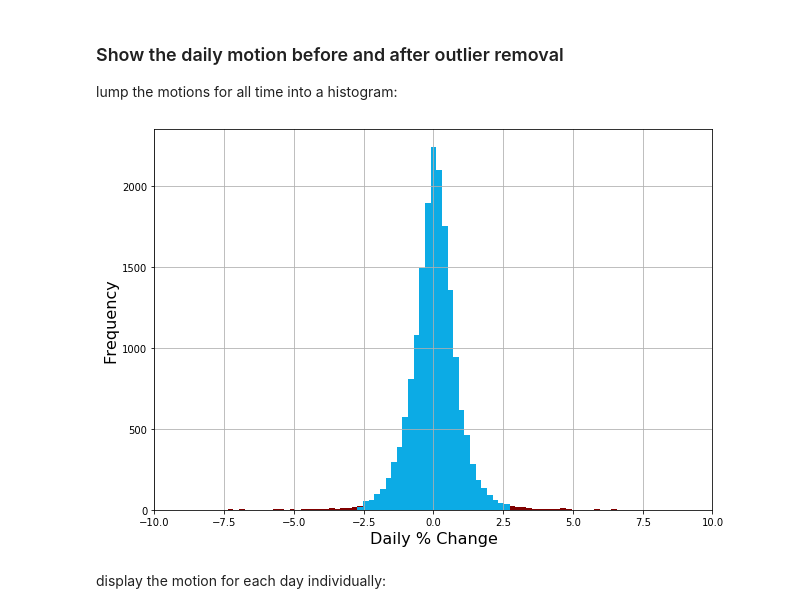
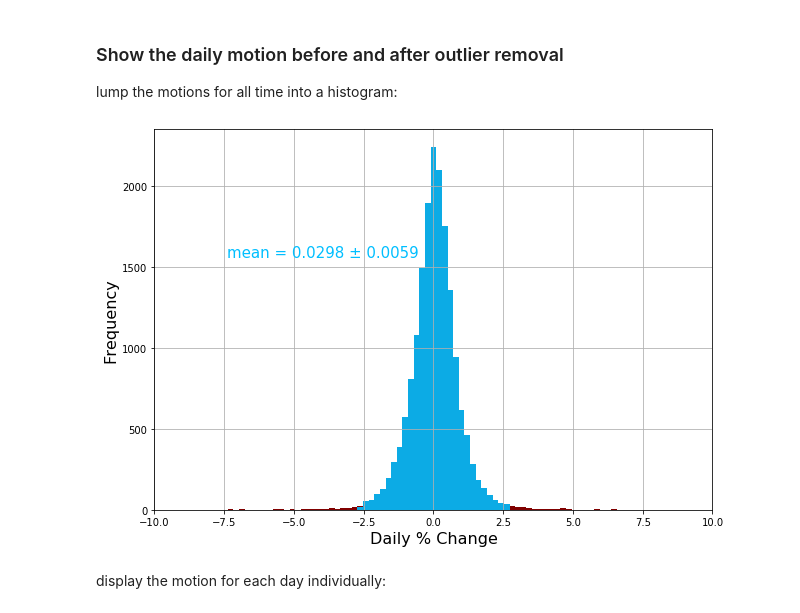
Before and after one commit to jasonbono/weather_stocks, a Jupyter notebook: scripts/broken_streaks.ipynb, the cells around one changed output. Saved outputs shown, nothing was run; the diff lists cells and outputs as text; code cells hidden in the pictures.

```diff
--- a/scripts/broken_streaks.ipynb
+++ b/scripts/broken_streaks.ipynb
@@ -27,22 +27,29 @@ df_clean = rso(df_all,nsigma=3)
 ### Show the daily motion before and after outlier removal
 lump the motions for all time into a histogram:
 # %%
+#setup the plot
 plt.figure(figsize=(10, 7))
 plt.ylabel('Frequency',fontsize=16)
 plt.xlabel('Daily % Change',fontsize=16)
 plt.xlim(-10,10)
 plt.grid(True)
 
+#histogram the full dataset
 bins = np.linspace(-10, 10, 100)
 x = df_all['PercentChange']
 n, bins, patches = plt.hist(x,bins,facecolor='maroon')
 
+#histogram the clean dataset
+bins = np.linspace(-10, 10, 100)
 x = df_clean['PercentChange']
 n, bins, patches = plt.hist(x,bins,facecolor='deepskyblue',alpha=0.9)
 
-mean = df_clean['PercentChange'].mean()
+#display the mean and error on mean for the clean distribution
+mean = round(df_clean['PercentChange'].mean(),4)
+emean = round(df_clean['PercentChange'].sem(),4)
+t = plt.text(-7.4, 1560, f'mean = {mean} ± {emean}', fontsize=15, color="deepskyblue")
 # %% [output]
-[figure, old version]
+[figure, new version]
 # %% [markdown]
 display the motion for each day individually:
 # %%
```
Also changed, not shown: parts of 5 cells of this notebook, 2 other files.
